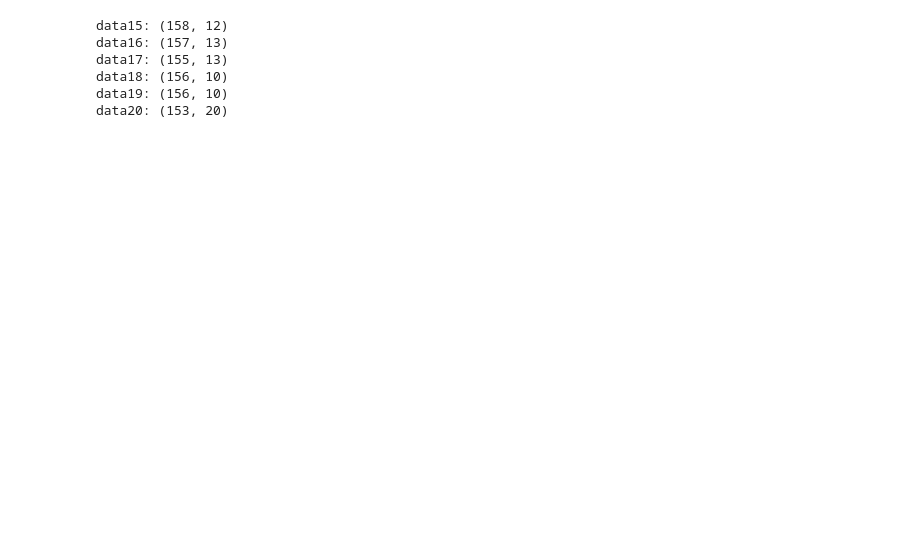
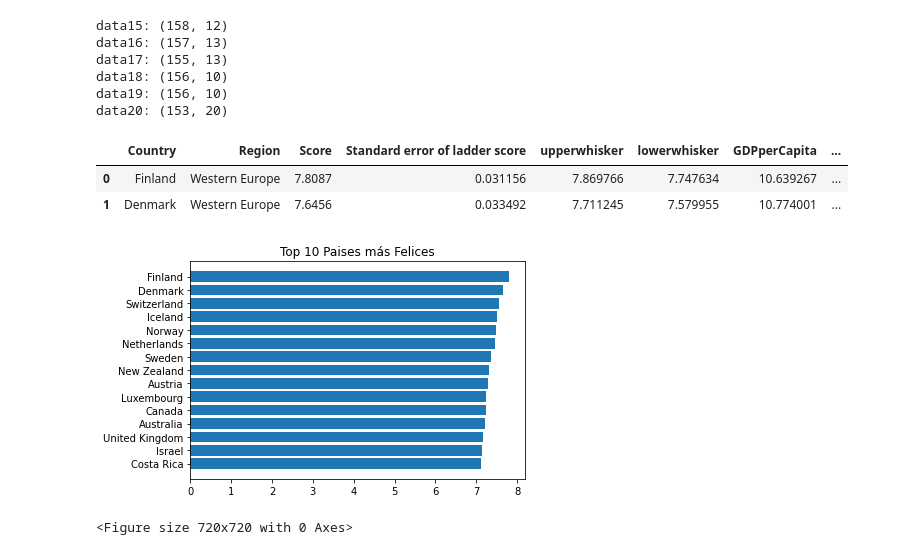
Before and after one commit to ronnygomez/desafio2, a Jupyter notebook: Desafio2_base.ipynb, the cells around one changed output. Saved outputs shown, nothing was run; the diff lists cells and outputs as text; code cells hidden in the pictures; blank space fills up the shorter version.

```diff
--- a/Desafio2_base.ipynb
+++ b/Desafio2_base.ipynb
@@ -29,7 +30,7 @@ data19 = importsdf(r"2019.csv")
 data20 = importsdf(r"WHR20_DataForFigure2.1.csv")
 # %%
 campos_renombrar = {"Country name": "Country",
- 'Overall rank':'OverallRank',
+ 'Ladder score':'Score',
  'Logged GDP per capita':'GDPperCapita',
  'Social support':'Social_support',
  'Healthy life expectancy':'HealthyLifeExpectancy',
@@ -155,3 +133,25 @@ data17: (155, 13)
 data18: (156, 10)
 data19: (156, 10)
 data20: (153, 20)
+# %%
+data20.head(2)
+# %% [output]
+|  | Country | Region | Score | Standard error of ladder score | upperwhisker | lowerwhisker | GDPperCapita | ... |
+| 0 | Finland | Western Europe | 7.8087 | 0.031156 | 7.869766 | 7.747634 | 10.639267 | ... |
+| 1 | Denmark | Western Europe | 7.6456 | 0.033492 | 7.711245 | 7.579955 | 10.774001 | ... |
+# %%
+def genDataRank(datas,ascendente,top):
+    val = not(ascendente)
+    return datas.groupby(["Country","Region","year"])["Score"].sum().reset_index().sort_values("Score", ascending= ascendente).head(top).sort_values("Score", ascending= val)
+def rank_plot(datas,fig1,fig2):
+    dt_Country = datas.Country
+    dt_Rank = datas.Score
+    plt.title("Top 10 Paises más Felices")
+    plt.barh(dt_Country, dt_Rank)
+    plt.figure(figsize=(fig1,fig2))
+    return None
+# %%
+rank_plot(genDataRank(data20,False,15),10,10)
+# %% [output]
+[figure, added]
+<Figure size 720x720 with 0 Axes>
```
Also changed, not shown: parts of 19 cells of this notebook.
